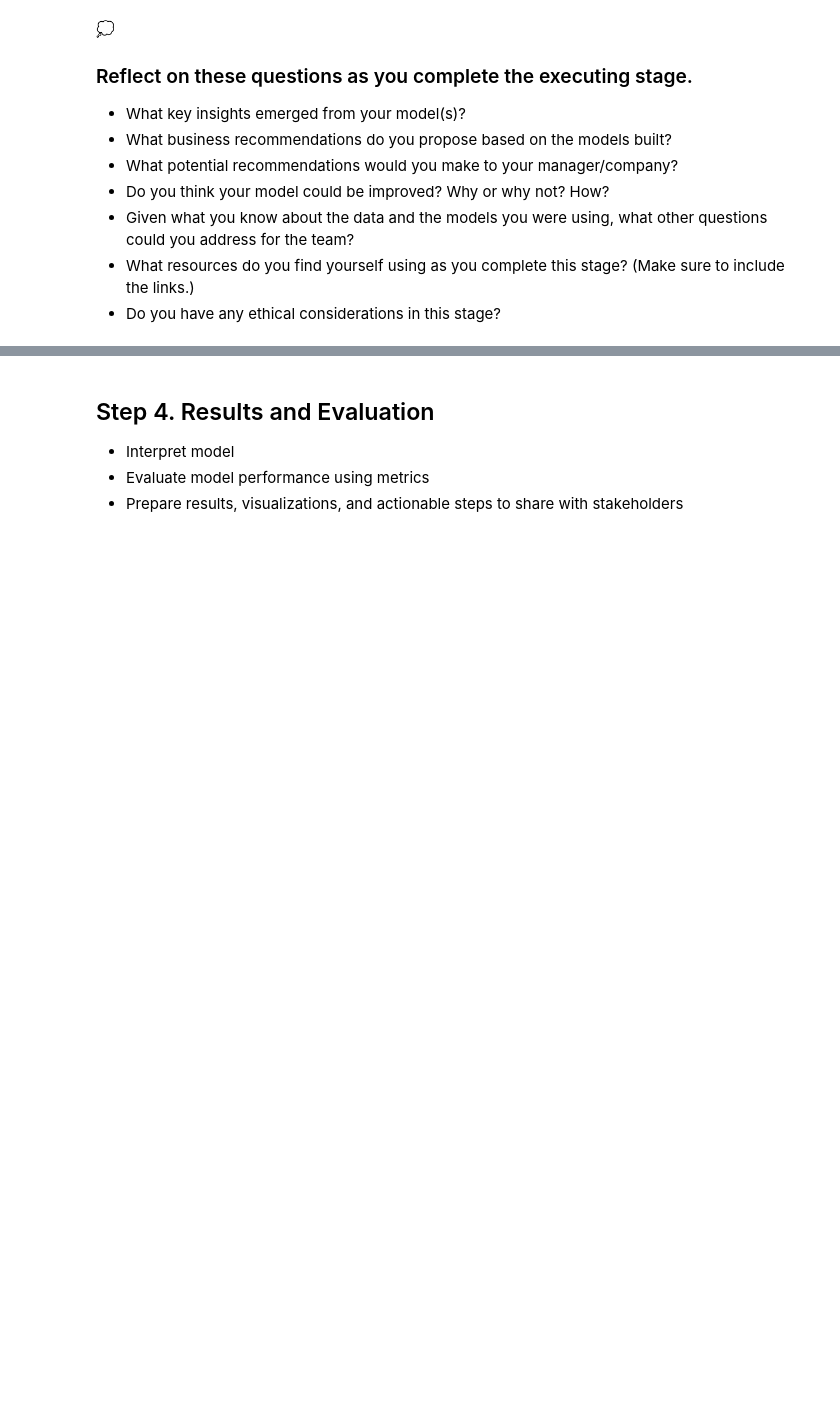
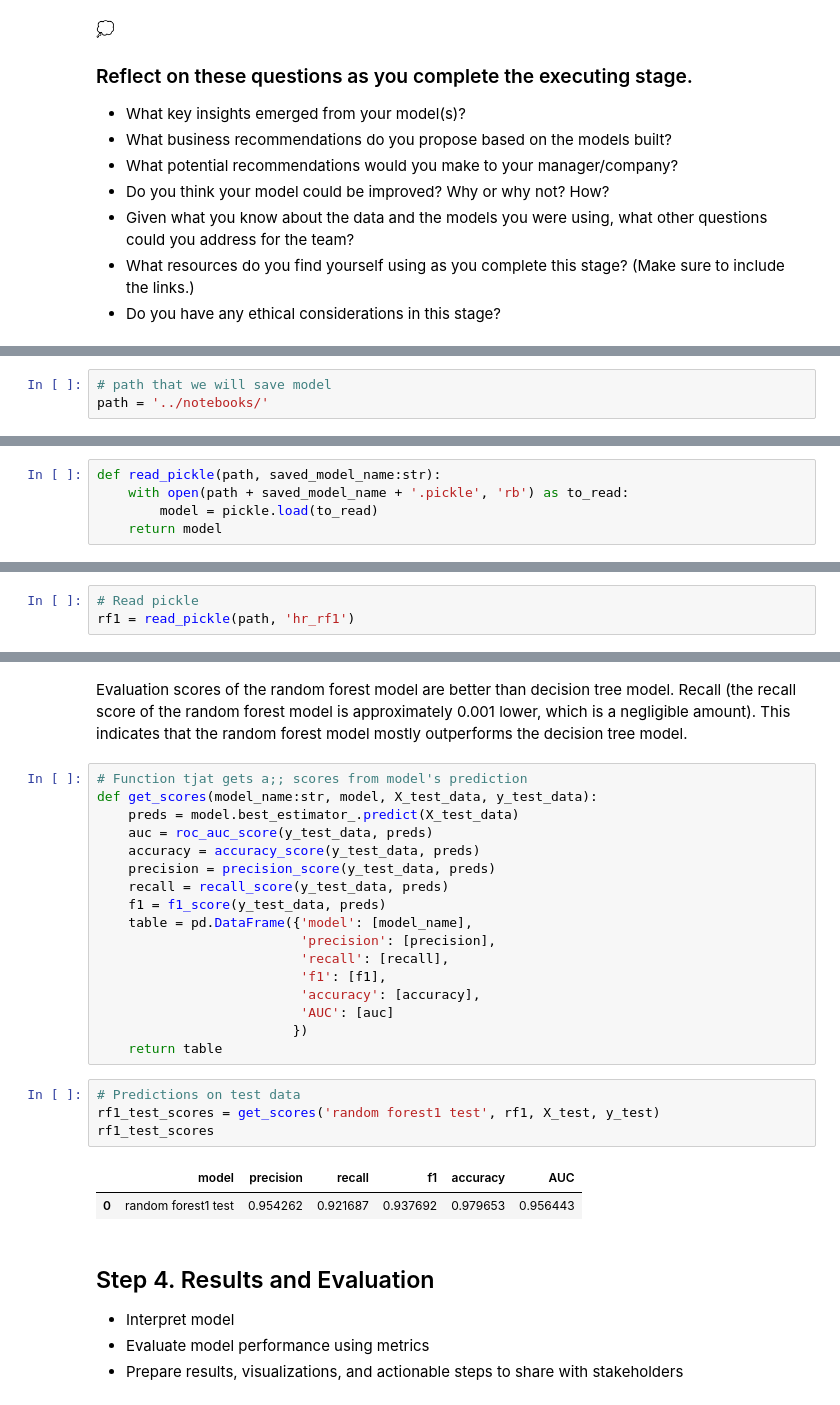
Before and after one commit to Anar-Abdullayev-23/Data-Driven-Suggestionf-for-HR, a Jupyter notebook: notebooks/Data-Driven_Suggestions_for_HR.ipynb, the cells around one changed output, grey strips where cells are left out. Drawn from its saved outputs; the diff is of its cells as text; blank space fills up the shorter version.

```diff
--- a/notebooks/Data-Driven_Suggestions_for_HR.ipynb
+++ b/notebooks/Data-Driven_Suggestions_for_HR.ipynb
@@ -384,0 +577,3 @@ Double-click to enter your responses here.
+# %%
+# path that we will save model
+path = '../notebooks/'
@@ -384,0 +585,5 @@ Double-click to enter your responses here.
+# %%
+def read_pickle(path, saved_model_name:str):
+    with open(path + saved_model_name + '.pickle', 'rb') as to_read:
+        model = pickle.load(to_read)
+    return model
@@ -384,0 +593,3 @@ Double-click to enter your responses here.
+# %%
+# Read pickle
+rf1 = read_pickle(path, 'hr_rf1')
@@ -385,3 +621,29 @@ Double-click to enter your responses here.
+# %% [markdown]
+Evaluation scores of the random forest model are better than decision tree model. Recall (the recall score of the random forest model is approximately 0.001 lower, which is a negligible amount). This indicates that the random forest model mostly outperforms the decision tree model.
+# %%
+# Function tjat gets a;; scores from model's prediction
+def get_scores(model_name:str, model, X_test_data, y_test_data):
+    preds = model.best_estimator_.predict(X_test_data)
+    auc = roc_auc_score(y_test_data, preds)
+    accuracy = accuracy_score(y_test_data, preds)
+    precision = precision_score(y_test_data, preds)
+    recall = recall_score(y_test_data, preds)
+    f1 = f1_score(y_test_data, preds)
+    table = pd.DataFrame({'model': [model_name],
+                          'precision': [precision],
+                          'recall': [recall],
+                          'f1': [f1],
+                          'accuracy': [accuracy],
+                          'AUC': [auc]
+                         })
+    return table
+# %%
+# Predictions on test data
+rf1_test_scores = get_scores('random forest1 test', rf1, X_test, y_test)
+rf1_test_scores
+# %% [output]
+|  | model | precision | recall | f1 | accuracy | AUC |
+| 0 | random forest1 test | 0.954262 | 0.921687 | 0.937692 | 0.979653 | 0.956443 |
 # %% [markdown]
 ## Step 4. Results and Evaluation
 - Interpret model
```
Also changed, not shown: parts of 29 cells of this notebook, 1 other file.
